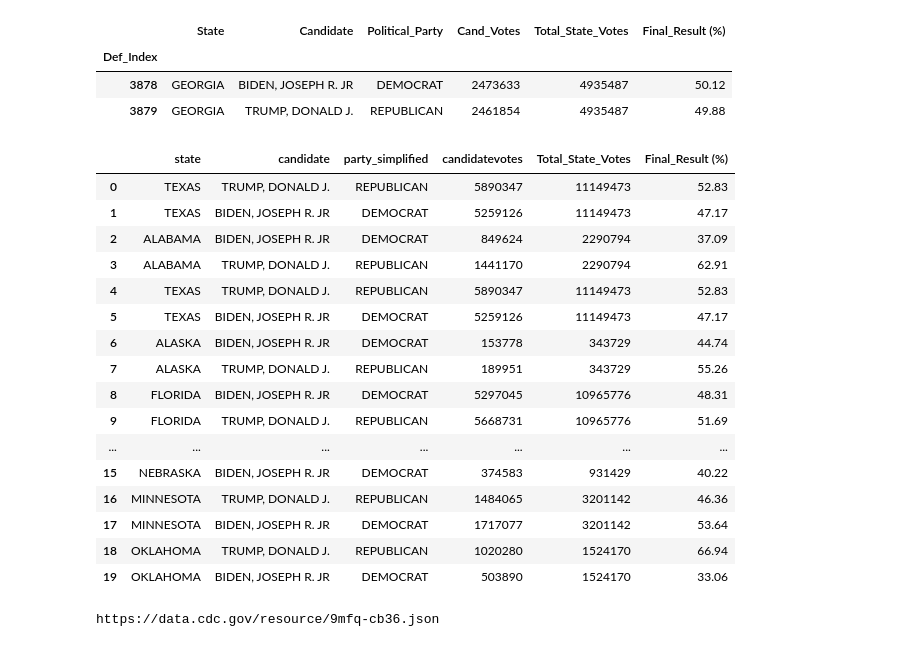
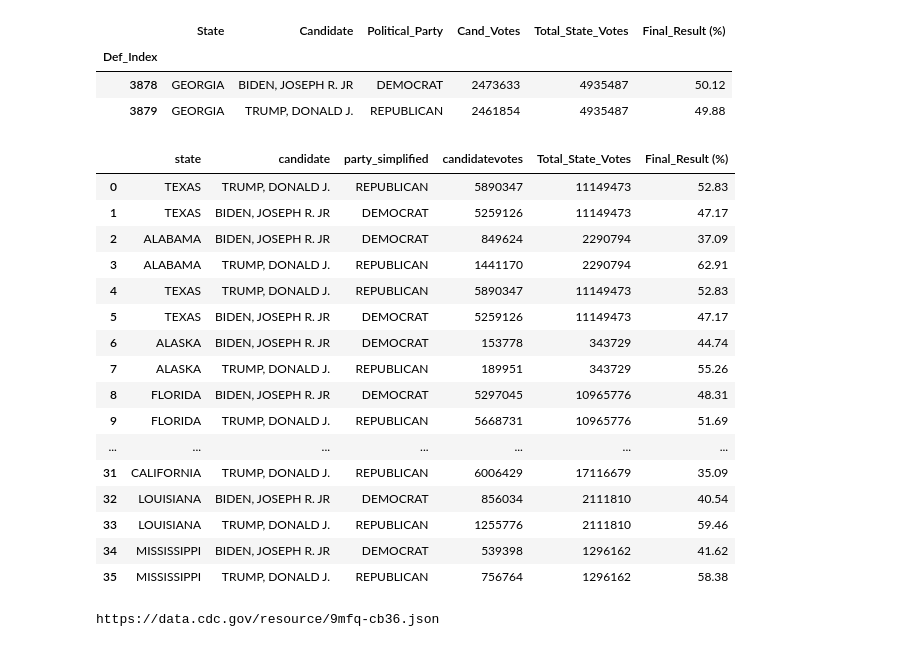
Before and after one commit to tduron3/I_Have_No_Clue, a Jupyter notebook: Project_6.ipynb, the cells around one changed output. Cells and saved outputs as stored; diff of their text form; code cells hidden in the pictures.

```diff
--- a/Project_6.ipynb
+++ b/Project_6.ipynb
@@ -820,27 +820,27 @@ df_ga.rename(columns = {'state':'State','candidate':'Candidate','party_simplifie
 | 3878 | GEORGIA | BIDEN, JOSEPH R. JR | DEMOCRAT | 2473633 | 4935487 | 50.12 |
 | 3879 | GEORGIA | TRUMP, DONALD J. | REPUBLICAN | 2461854 | 4935487 | 49.88 |
 # %%
-bigdata = df_tx.append([df_al,df_tx,df_ak,df_fl,df_wv,df_wi,df_ne,df_mn,df_ok], ignore_index=True)
+bigdata = df_tx.append([df_al,df_tx,df_ak,df_fl,df_wv,df_wi,df_ne,df_mn,df_ok,df_ga,df_ny,df_nj,df_nv,df_id,df_ca,df_la,df_ms], ignore_index=True)
 
 bigdata
 # %% [output]
 |  | state | candidate | party_simplified | candidatevotes | Total_State_Votes | Final_Result (%) |
 | 0 | TEXAS | TRUMP, DONALD J. | REPUBLICAN | 5890347 | 11149473 | 52.83 |
 | 1 | TEXAS | BIDEN, JOSEPH R. JR | DEMOCRAT | 5259126 | 11149473 | 47.17 |
 | 2 | ALABAMA | BIDEN, JOSEPH R. JR | DEMOCRAT | 849624 | 2290794 | 37.09 |
 | 3 | ALABAMA | TRUMP, DONALD J. | REPUBLICAN | 1441170 | 2290794 | 62.91 |
 | 4 | TEXAS | TRUMP, DONALD J. | REPUBLICAN | 5890347 | 11149473 | 52.83 |
 | 5 | TEXAS | BIDEN, JOSEPH R. JR | DEMOCRAT | 5259126 | 11149473 | 47.17 |
 | 6 | ALASKA | BIDEN, JOSEPH R. JR | DEMOCRAT | 153778 | 343729 | 44.74 |
 | 7 | ALASKA | TRUMP, DONALD J. | REPUBLICAN | 189951 | 343729 | 55.26 |
 | 8 | FLORIDA | BIDEN, JOSEPH R. JR | DEMOCRAT | 5297045 | 10965776 | 48.31 |
 | 9 | FLORIDA | TRUMP, DONALD J. | REPUBLICAN | 5668731 | 10965776 | 51.69 |
 | ... | ... | ... | ... | ... | ... | ... |
-| 15 | NEBRASKA | BIDEN, JOSEPH R. JR | DEMOCRAT | 374583 | 931429 | 40.22 |
-| 16 | MINNESOTA | TRUMP, DONALD J. | REPUBLICAN | 1484065 | 3201142 | 46.36 |
-| 17 | MINNESOTA | BIDEN, JOSEPH R. JR | DEMOCRAT | 1717077 | 3201142 | 53.64 |
-| 18 | OKLAHOMA | TRUMP, DONALD J. | REPUBLICAN | 1020280 | 1524170 | 66.94 |
-| 19 | OKLAHOMA | BIDEN, JOSEPH R. JR | DEMOCRAT | 503890 | 1524170 | 33.06 |
+| 31 | CALIFORNIA | TRUMP, DONALD J. | REPUBLICAN | 6006429 | 17116679 | 35.09 |
+| 32 | LOUISIANA | BIDEN, JOSEPH R. JR | DEMOCRAT | 856034 | 2111810 | 40.54 |
+| 33 | LOUISIANA | TRUMP, DONALD J. | REPUBLICAN | 1255776 | 2111810 | 59.46 |
+| 34 | MISSISSIPPI | BIDEN, JOSEPH R. JR | DEMOCRAT | 539398 | 1296162 | 41.62 |
+| 35 | MISSISSIPPI | TRUMP, DONALD J. | REPUBLICAN | 756764 | 1296162 | 58.38 |
 # %%
 # Retrieve Data of COVID Cases and Deaths Per State
 url = "https://data.cdc.gov/resource/9mfq-cb36.json"
```
Also changed, not shown: parts of 9 cells of this notebook.
